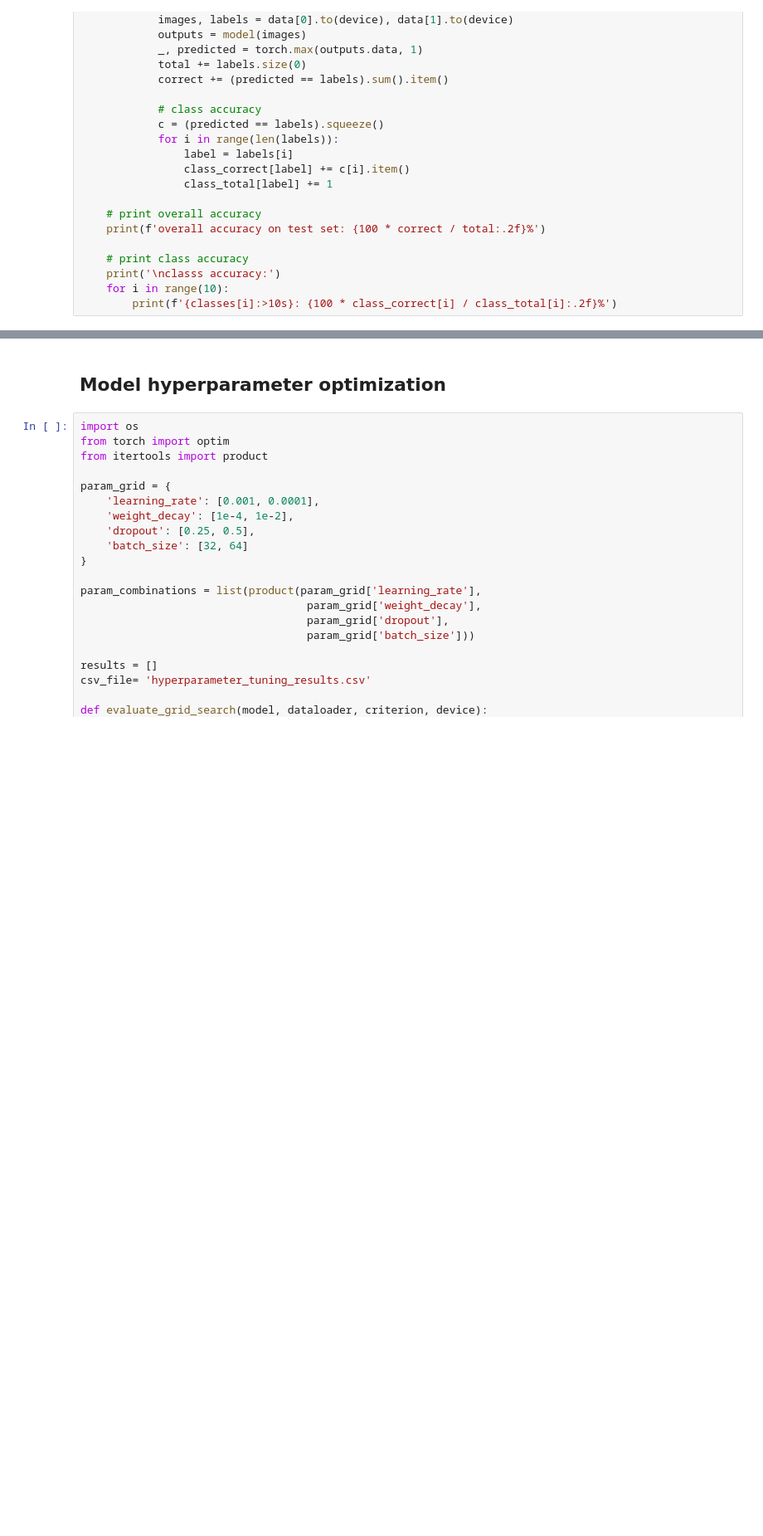
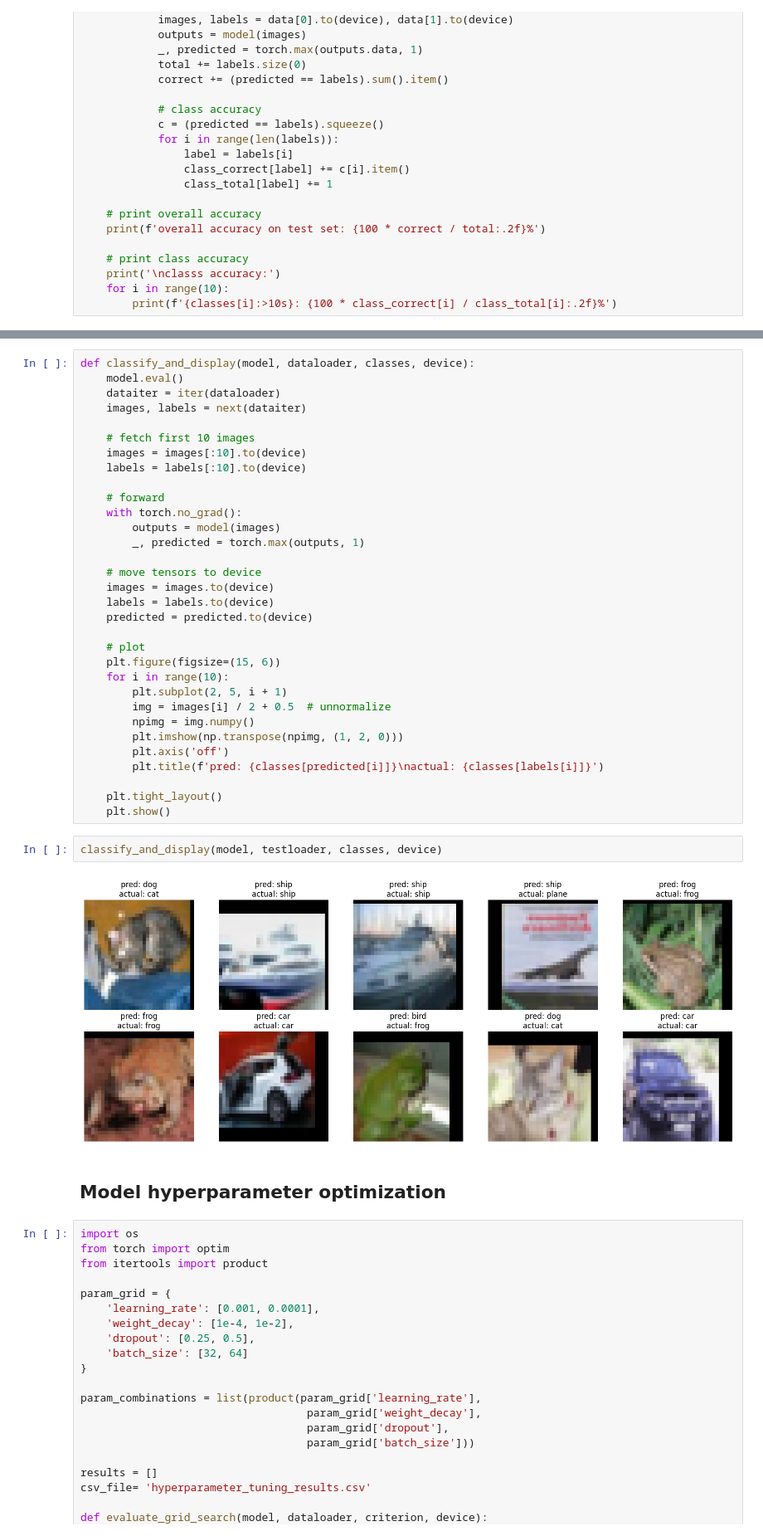
Before and after one commit to arachellee/IN3063-Group-15, a Jupyter notebook: Q2.ipynb, the cells around one changed output, grey strips where cells are left out. Shown at 83% size. Saved outputs shown, nothing was run; the diff lists cells and outputs as text; blank space fills up the shorter version.

```diff
--- a/Q2.ipynb
+++ b/Q2.ipynb
@@ -311,3 +308,39 @@ classs accuracy:
+# %%
+def classify_and_display(model, dataloader, classes, device):
+    model.eval()
+    dataiter = iter(dataloader)
+    images, labels = next(dataiter)
+
+    # fetch first 10 images
+    images = images[:10].to(device)
+    labels = labels[:10].to(device)
+
+    # forward
+    with torch.no_grad():
+        outputs = model(images)
+        _, predicted = torch.max(outputs, 1)
+
+    # move tensors to device
+    images = images.to(device)
+    labels = labels.to(device)
+    predicted = predicted.to(device)
+
+    # plot
+    plt.figure(figsize=(15, 6))
+    for i in range(10):
+        plt.subplot(2, 5, i + 1)
+        img = images[i] / 2 + 0.5  # unnormalize
+        npimg = img.numpy()
+        plt.imshow(np.transpose(npimg, (1, 2, 0)))
+        plt.axis('off')
+        plt.title(f'pred: {classes[predicted[i]]}\nactual: {classes[labels[i]]}')
+
+    plt.tight_layout()
+    plt.show()
+# %%
+classify_and_display(model, testloader, classes, device)
+# %% [output]
+[figure, added]
 # %% [markdown]
 ## Model hyperparameter optimization
 # %%
```
Also changed, not shown: parts of 5 cells of this notebook.
